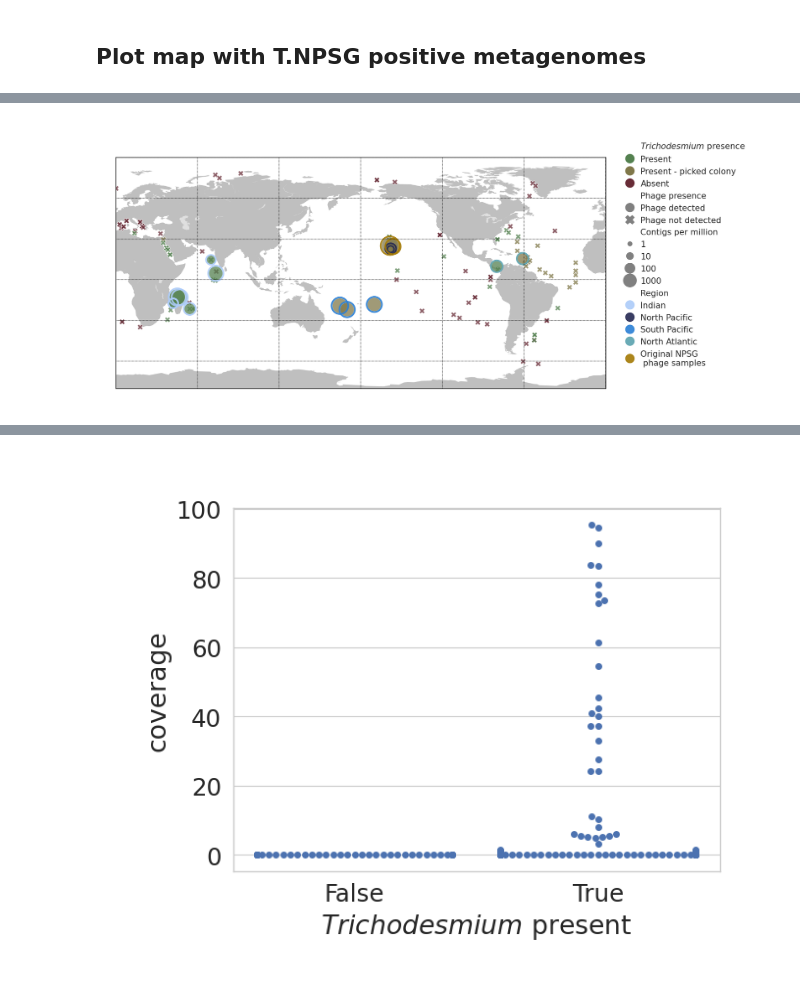
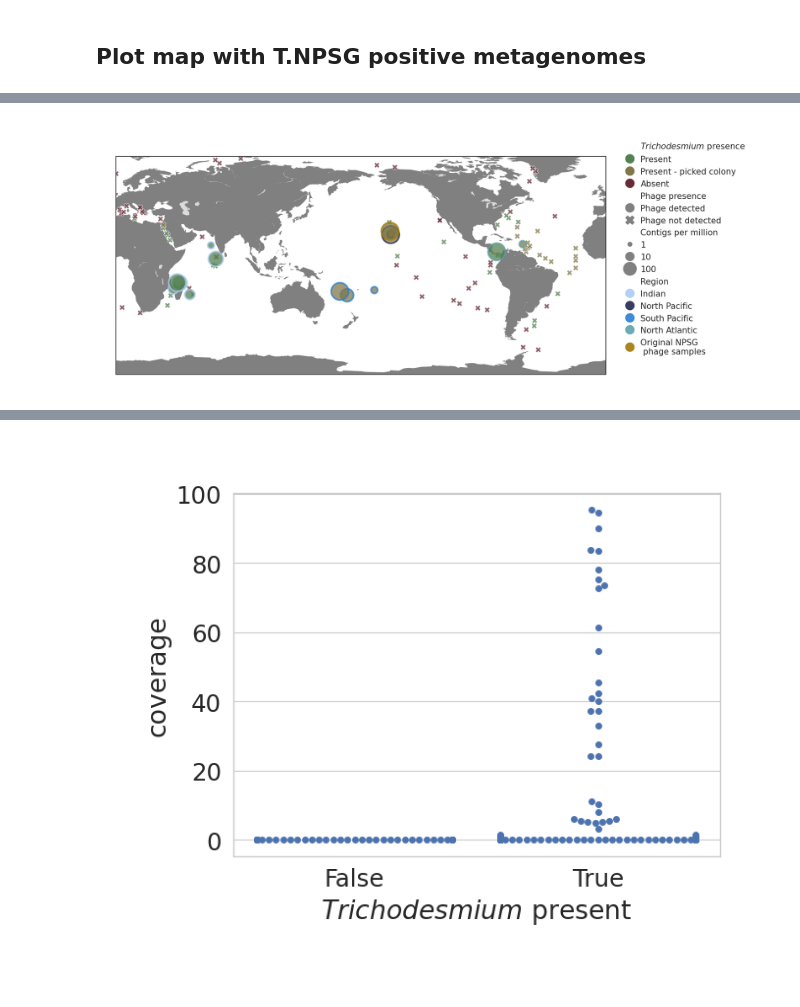
Before and after one commit to annikagomez/T.NPSG-analysis, a Jupyter notebook: fig_4_metagenome_mapping.ipynb, the cells around one changed output, grey strips where cells are left out. Saved outputs shown, nothing was run; the diff lists cells and outputs as text; code cells hidden in the pictures.

Commit message:
2/25/26 update of ipynb and output files

```diff
--- a/fig_4_metagenome_mapping.ipynb
+++ b/fig_4_metagenome_mapping.ipynb
@@ -120,7 +120,7 @@ tara_cov_meta.loc[:,'tricho_present'] = np.where(tara_cov_tricho['tricho_present
 # %% [markdown]
 ## Read in mapping results from picked tricho colonies
 # %%
-sample_info = pd.read_csv('/ocean/projects/ees230009p/agomez3/tricho_virus_mapping/FYP_Tricho_Metadata.csv').drop(['Unnamed: 9'],axis=1).drop([32,33])
+sample_info = pd.read_csv('mapping_files/FYP_Tricho_Metadata.csv').drop(['Unnamed: 9'],axis=1).drop([32,33])
 sample_info = sample_info.set_index('Sample_Accession')
 sample_info.index = ['NP01', 'SRR6490001', 'SRR6490002', 'SRR6490003', 'SRR6490004',
        'SRR6490005', 'SRR6490006', 'SRR19658999', 'SRR19658998', 'SRR19658995',
@@ -141,7 +141,7 @@ for i in glob.glob('/ocean/projects/ees230009p/agomez3/tricho_virus_mapping/*_co
     virus = infile[infile['#rname'] == 'tricho_phage_NPSG.2']
     if len(virus.index.values) > 0:
         virus = virus.iloc[0]
-        virus.loc['CPM'] = virus['numreads']/(virus['endpos']/1000)
+        virus.loc['CPM'] = virus['numreads']/(virus['endpos']/1000)/scale
         to_cat.append(virus.rename(sample))
     else:
         print(i)
@@ -152,17 +152,18 @@ colony_cov = pd.concat(to_cat,axis=1).T
 colony_cov_meta = pd.merge(left=colony_cov,right=sample_info,left_index=True,right_index=True,how='left')
 # %%
 #Unify column names from Tara and colony results, combine into one dataframe
-colony_cov_meta.loc[:,'station'] = colony_cov_meta['Latitude']+' '+colony_cov_meta['Longitude']
 colony_cov_meta.loc[:,'Latitude'] = colony_cov_meta['Latitude'].apply(lambda x: float(x[:-2]) * (1 if 'N' in x else -1))
-colony_cov_meta.loc[:,'Longitude'] = colony_cov_meta['Longitude'].apply(lambda x: (0 if 'E' in x else 360) + (float(x[:-2])* (1 if 'E' in x else -1)))
+colony_cov_meta.loc[:,'Longitude_plot'] = colony_cov_meta['Longitude'].apply(lambda x: (0 if 'E' in x else 360) + (float(x[:-2])* (1 if 'E' in x else -1)))
+colony_cov_meta.loc[:,'Longitude'] = colony_cov_meta['Longitude'].apply(lambda x: float(x[:-2]) * (1 if 'N' in x else -1))
 colony_cov_meta.loc[:,'Size_Categorie'] = 'colony'
 colony_cov_meta.loc[:,'Source'] = 'Picked Colony'
 colony_cov_meta.loc[:,'Metagenome'] = 'NA'
 colony_cov_meta.loc[:,'depth'] = 'SUR'
 colony_cov_meta.loc[:,'tricho_present'] = 'Picked Colony'
+colony_cov_meta.loc[:,'station'] = np.nan
 tara_cov_meta.loc[:,'Source'] = 'Tara'
 tara_cov_meta.loc[:,'depth'] = tara_cov_meta['station'].str[-3:]
-all_cov_meta = pd.concat([tara_cov_meta[['numreads', 'covbases', 'coverage','meandepth', 'meanbaseq', 'meanmapq', 'CPM', 'Region','Source', 'Latitude', 'Longitude','Size_Categorie','station','Metagenome','depth','tricho_present']],colony_cov_meta[['numreads', 'covbases', 'coverage','meandepth', 'meanbaseq', 'meanmapq', 'CPM', 'Region','Source', 'Latitude', 'Longitude','Size_Categorie','station','Metagenome','depth','tricho_present']]])
+all_cov_meta = pd.concat([tara_cov_meta[['numreads', 'covbases', 'coverage','meandepth', 'meanbaseq', 'meanmapq', 'CPM', 'Region','Source', 'Latitude', 'Longitude','Longitude_plot','Size_Categorie','station','Metagenome','depth','tricho_present']],colony_cov_meta[['numreads', 'covbases', 'coverage','meandepth', 'meanbaseq', 'meanmapq', 'CPM', 'Region','Source', 'Latitude', 'Longitude','Longitude_plot','Size_Categorie','station','Metagenome','depth','tricho_present']]])
 all_cov_meta['CPM'] = all_cov_meta['CPM'].replace(0,0.01)
 all_cov_meta.loc[:,'logCPM'] = np.log10(all_cov_meta['CPM'].astype(float))
 all_cov_meta['depth'] = all_cov_meta['depth'].str.replace('CM0','DCM')
@@ -180,7 +181,6 @@ all_cov_meta['phage_present'] = np.where(all_cov_meta['coverage'] > 20, True, Fa
 # %% [markdown]
 ## Plot map with T.NPSG positive metagenomes
 # %%
-all_cov_meta = pd.read_csv('mapping_files/metagenome_coverage_with_metadata.csv',index_col=0)
 all_cov_meta
 # %% [output]
 |  | numreads | covbases | coverage | meandepth | meanbaseq | meanmapq | CPM | Region | Source | Latitude | ... |
@@ -210,51 +210,43 @@ plt.close('all')
 fig, ax = plt.subplots(figsize=(16,12))
 # llcrnrlat,llcrnrlon,urcrnrlat,urcrnrlon
 # are the lat/lon values of the lower left and upper right corners
 # of the map.
 # resolution = 'c' means use crude resolution coastlines.
-m = Basemap(projection='cyl',llcrnrlat=-80,urcrnrlat=90,\
+m = Basemap(projection='cyl',llcrnrlat=-80,urcrnrlat=80,\
             llcrnrlon=0,urcrnrlon=360,resolution='c',ax=ax)
 #m.drawcoastlines(color='grey')
-m.fillcontinents(color='grey',lake_color='white',alpha=0.5)
-# draw parallels and meridians.
-m.drawparallels(np.arange(-90.,91.,30))
-m.drawmeridians(np.arange(-180,180.,60))
+m.fillcontinents(color='grey',lake_color='gainsboro')
 m.drawmapboundary(fill_color='white')
 #plt.title("Equidistant Cylindrical Projection")
 # Add a point per position
-max_cov = all_cov_meta.loc[all_cov_meta.groupby('station')['coverage'].idxmax().values]
-sns.scatterplot(data=max_cov[~max_cov['phage_present']],x='Longitude',y='Latitude',ax=ax,s=100,alpha=.75,marker='X',hue='tricho_present',palette=tricho_palette)
-sns.scatterplot(data=max_cov[max_cov['phage_present']],x='Longitude',y='Latitude',size='logCPM',marker='o',ax=ax,hue='tricho_present',palette=tricho_palette,sizes=(150, 1000),alpha=0.75)
+max_cov = all_cov_meta.loc[all_cov_meta.groupby(['Latitude','Longitude'])['coverage'].idxmax().values]
+sns.scatterplot(data=max_cov[~max_cov['phage_present']],x='Longitude_plot',y='Latitude',ax=ax,s=100,alpha=.75,marker='X',hue='tricho_present',palette=tricho_palette)
 for i in max_cov[max_cov['phage_present']]['Region'].unique():
-    sizemin = 327.427*(max_cov[(max_cov['phage_present']) & (max_cov['Region'] == i)]['logCPM'].min()) + 7.569
-    sizemax = 327.427*(max_cov[(max_cov['phage_present']) & (max_cov['Region'] == i)]['logCPM'].max()) + 7.569
-    sns.scatterplot(data=max_cov[(max_cov['phage_present']) & (max_cov['Region'] == i)],x='Longitude',y='Latitude',size='logCPM',marker='o',ax=ax,facecolors='none',edgecolor=region_palette[i],sizes=(sizemin, sizemax),alpha=0.9,lw=3)
-#ax.plot(360-82.781944, 27.547222,marker='*',color='black',markersize=10)
+    sns.scatterplot(data=max_cov[(max_cov['Region'] == i) & max_cov['phage_present']],x='Longitude_plot',y='Latitude',size='logCPM',marker='o',ax=ax,hue='tricho_present',palette=tricho_palette,edgecolor=region_palette[i],linewidth=3,sizes=(150, 1000),alpha=0.75)
 
 fraction = mlines.Line2D([], [], marker='None', linestyle='None',label='$\it{Trichodesmium}$ presence')
 size1 = mlines.Line2D([], [], color='#548150FF', marker='o', linestyle='None',markersize=16, label='Present')
 size2 = mlines.Line2D([], [], color='#80784AFF', marker='o', linestyle='None', markersize=16, label='Present - picked colony')
 size3 = mlines.Line2D([], [], color='#682C37FF', marker='o', linestyle='None',markersize=16, label='Absent')
 location = mlines.Line2D([], [], marker='None', linestyle='None',label='Phage presence')
 phage1 = mlines.Line2D([], [], color='gray', marker='o', linestyle='None',markersize=16, label='Phage detected')
 phage2 = mlines.Line2D([], [], color='gray', marker='X', linestyle='None',markersize=16, label='Phage not detected')
 #phage3 = mlines.Line2D([], [], color='black', marker='*', linestyle='None',markersize=16, label='Phage detected, \n no CPM calculated')
 cpm = mlines.Line2D([], [], marker='None', linestyle='None', label='Contigs per million')
 cpm1 =  mlines.Line2D([], [], color='grey', marker='o', linestyle='None',markersize=8, label='1')
-cpm2 =  mlines.Line2D([], [], color='grey', marker='o', linestyle='None',markersize=13, label='10')
-cpm3 =  mlines.Line2D([], [], color='grey', marker='o', linestyle='None',markersize=18.5, label='100')
-cpm4 =  mlines.Line2D([], [], color='grey', marker='o', linestyle='None',markersize=24, label='1000')
+cpm2 =  mlines.Line2D([], [], color='grey', marker='o', linestyle='None',markersize=16, label='10')
+cpm3 =  mlines.Line2D([], [], color='grey', marker='o', linestyle='None',markersize=24, label='100')
 region =  mlines.Line2D([], [], marker='None', linestyle='None', label='Region')
 reg1 = mlines.Line2D([], [], color=region_palette['Indian'], marker='o',linestyle='None',markersize=16, label='Indian',alpha=0.9)
 reg2 = mlines.Line2D([], [], color=region_palette['North Pacific'], marker='o',linestyle='None',markersize=16, label='North Pacific',alpha=0.9)
 reg3 =  mlines.Line2D([], [], color=region_palette['South Pacific'], marker='o',linestyle='None',markersize=16, label='South Pacific',alpha=0.9)
 reg4 =  mlines.Line2D([], [], color=region_palette['North Atlantic'], marker='o',linestyle='None',markersize=16, label='North Atlantic',alpha=0.9)
 reg5 =  mlines.Line2D([], [], color=region_palette['npsg_og'], marker='o',linestyle='None',markersize=16, label='Original NPSG \n phage samples',alpha=0.9)
-plt.legend(handles=[fraction,size1,size2,size3,location,phage1,phage2,cpm,cpm1,cpm2,cpm3,cpm4,region,reg1,reg2,reg3,reg4,reg5],bbox_to_anchor=(1.3,1.1),loc='upper right', fontsize=15)
-#plt.savefig('output_figures/fig4a_global_mapping.svg',transparent=True,bbox_inches='tight')
+plt.legend(handles=[fraction,size1,size2,size3,location,phage1,phage2,cpm,cpm1,cpm2,cpm3,region,reg1,reg2,reg3,reg4,reg5],bbox_to_anchor=(1.3,1.1),loc='upper right', fontsize=15)
+plt.savefig('output_figures/fig4a_global_mapping.svg',transparent=True,bbox_inches='tight')
 plt.show()
 # %% [output]
-[figure, old version]
+[figure, new version]
 # %%
 #Look at phage presence/absence in the context of tricho species presence/absence
 tara_cov_tricho.loc[:,'tta_present'] = np.where(tara_cov_tricho['Trichodesmium thiebautii Atlantic-pop'] > 0, True, False)
```
Also changed, not shown: parts of 7 cells of this notebook, 10 other files.
